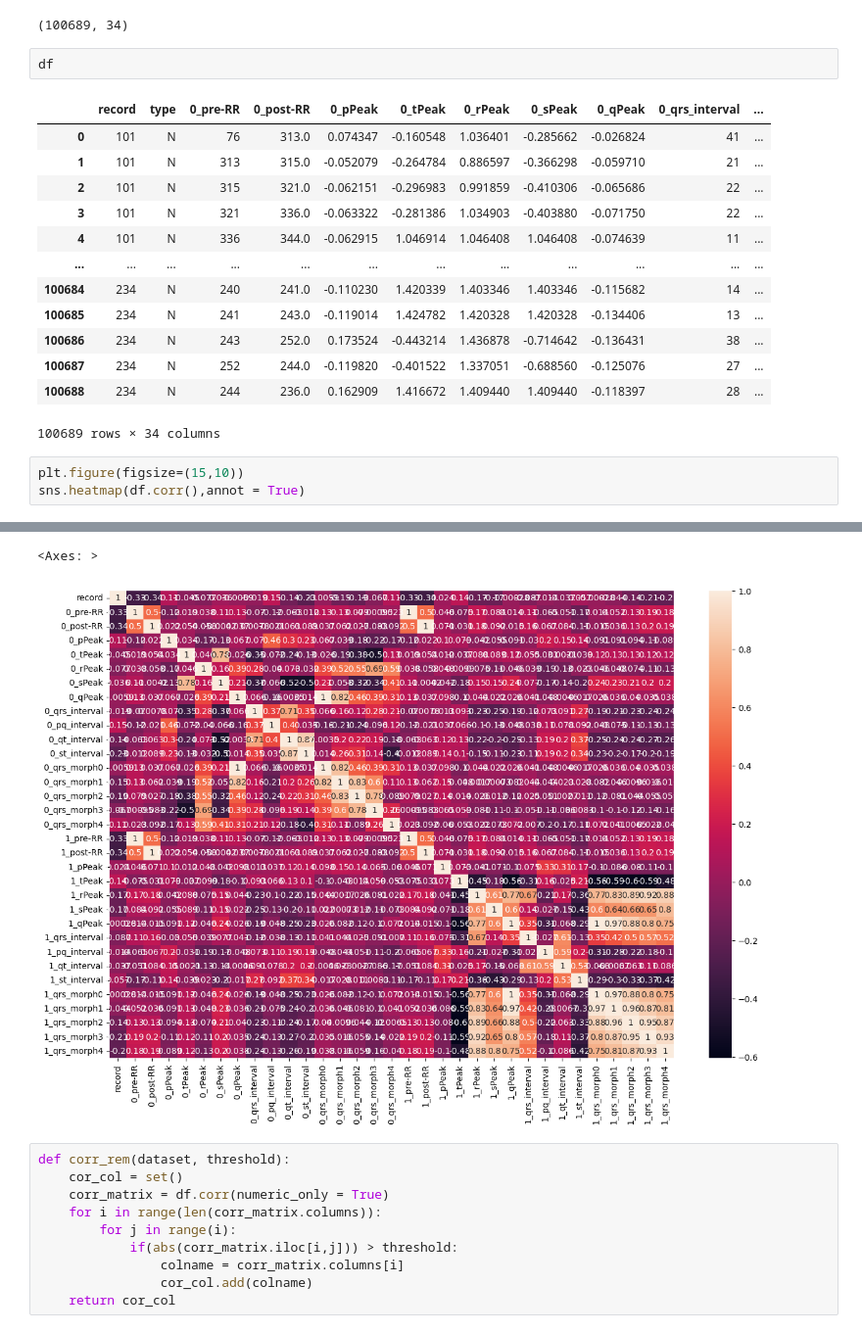
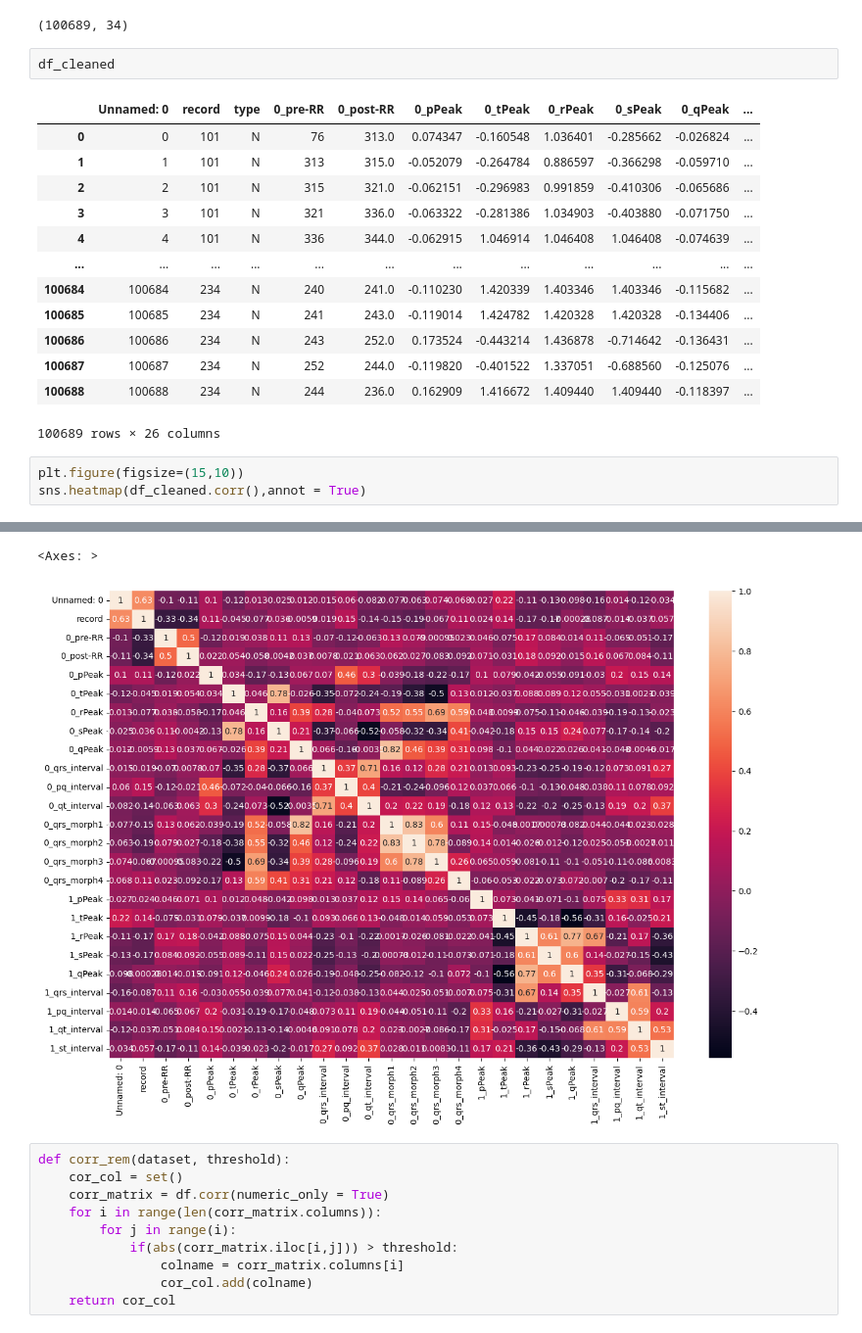
Before and after one commit to sameerk126/100-Days-Of-ML, a Jupyter notebook: Day - 12/mini-project-Copy1.ipynb, the cells around one changed output, grey strips where cells are left out. Shown at 98% size. Drawn from its saved outputs; the diff is of its cells as text.

```diff
--- a/Day - 12/mini-project-Copy1.ipynb
+++ b/Day - 12/mini-project-Copy1.ipynb
@@ -13,23 +13,23 @@ df.shape
 # %% [output]
 (100689, 34)
 # %%
-df
+df_cleaned
 # %% [output]
-|  | record | type | 0_pre-RR | 0_post-RR | 0_pPeak | 0_tPeak | 0_rPeak | 0_sPeak | 0_qPeak | 0_qrs_interval | ... |
-| 0 | 101 | N | 76 | 313.0 | 0.074347 | -0.160548 | 1.036401 | -0.285662 | -0.026824 | 41 | ... |
-| 1 | 101 | N | 313 | 315.0 | -0.052079 | -0.264784 | 0.886597 | -0.366298 | -0.059710 | 21 | ... |
-| 2 | 101 | N | 315 | 321.0 | -0.062151 | -0.296983 | 0.991859 | -0.410306 | -0.065686 | 22 | ... |
-| 3 | 101 | N | 321 | 336.0 | -0.063322 | -0.281386 | 1.034903 | -0.403880 | -0.071750 | 22 | ... |
-| 4 | 101 | N | 336 | 344.0 | -0.062915 | 1.046914 | 1.046408 | 1.046408 | -0.074639 | 11 | ... |
+|  | Unnamed: 0 | record | type | 0_pre-RR | 0_post-RR | 0_pPeak | 0_tPeak | 0_rPeak | 0_sPeak | 0_qPeak | ... |
+| 0 | 0 | 101 | N | 76 | 313.0 | 0.074347 | -0.160548 | 1.036401 | -0.285662 | -0.026824 | ... |
+| 1 | 1 | 101 | N | 313 | 315.0 | -0.052079 | -0.264784 | 0.886597 | -0.366298 | -0.059710 | ... |
+| 2 | 2 | 101 | N | 315 | 321.0 | -0.062151 | -0.296983 | 0.991859 | -0.410306 | -0.065686 | ... |
+| 3 | 3 | 101 | N | 321 | 336.0 | -0.063322 | -0.281386 | 1.034903 | -0.403880 | -0.071750 | ... |
+| 4 | 4 | 101 | N | 336 | 344.0 | -0.062915 | 1.046914 | 1.046408 | 1.046408 | -0.074639 | ... |
 | ... | ... | ... | ... | ... | ... | ... | ... | ... | ... | ... | ... |
-| 100684 | 234 | N | 240 | 241.0 | -0.110230 | 1.420339 | 1.403346 | 1.403346 | -0.115682 | 14 | ... |
-| 100685 | 234 | N | 241 | 243.0 | -0.119014 | 1.424782 | 1.420328 | 1.420328 | -0.134406 | 13 | ... |
-| 100686 | 234 | N | 243 | 252.0 | 0.173524 | -0.443214 | 1.436878 | -0.714642 | -0.136431 | 38 | ... |
-| 100687 | 234 | N | 252 | 244.0 | -0.119820 | -0.401522 | 1.337051 | -0.688560 | -0.125076 | 27 | ... |
-| 100688 | 234 | N | 244 | 236.0 | 0.162909 | 1.416672 | 1.409440 | 1.409440 | -0.118397 | 28 | ... |
+| 100684 | 100684 | 234 | N | 240 | 241.0 | -0.110230 | 1.420339 | 1.403346 | 1.403346 | -0.115682 | ... |
+| 100685 | 100685 | 234 | N | 241 | 243.0 | -0.119014 | 1.424782 | 1.420328 | 1.420328 | -0.134406 | ... |
+| 100686 | 100686 | 234 | N | 243 | 252.0 | 0.173524 | -0.443214 | 1.436878 | -0.714642 | -0.136431 | ... |
+| 100687 | 100687 | 234 | N | 252 | 244.0 | -0.119820 | -0.401522 | 1.337051 | -0.688560 | -0.125076 | ... |
+| 100688 | 100688 | 234 | N | 244 | 236.0 | 0.162909 | 1.416672 | 1.409440 | 1.409440 | -0.118397 | ... |
-100689 rows × 34 columns
+100689 rows × 26 columns
 # %%
 plt.figure(figsize=(15,10))
-sns.heatmap(df.corr(),annot = True)
+sns.heatmap(df_cleaned.corr(),annot = True)
 # %% [output]
 [interactive output not drawn]
@@ -36,5 +37,5 @@ sns.heatmap(df.corr(),annot = True)
 <Axes: >
-[figure, old version]
+[figure, new version]
 # %%
 def corr_rem(dataset, threshold):
     cor_col = set()
```
Also changed, not shown: parts of 8 cells of this notebook, 40 other files.
